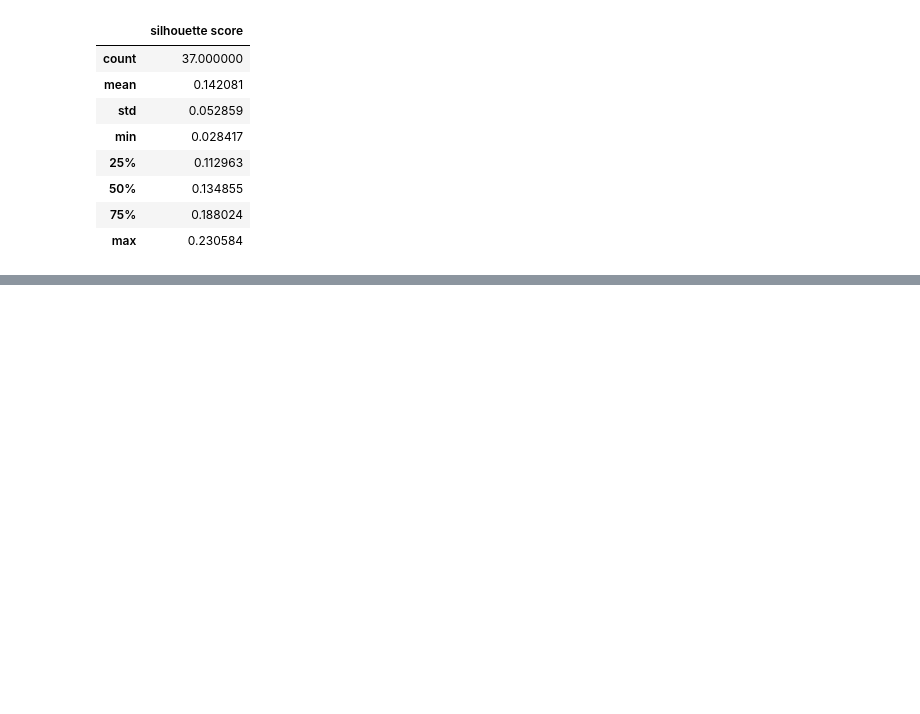
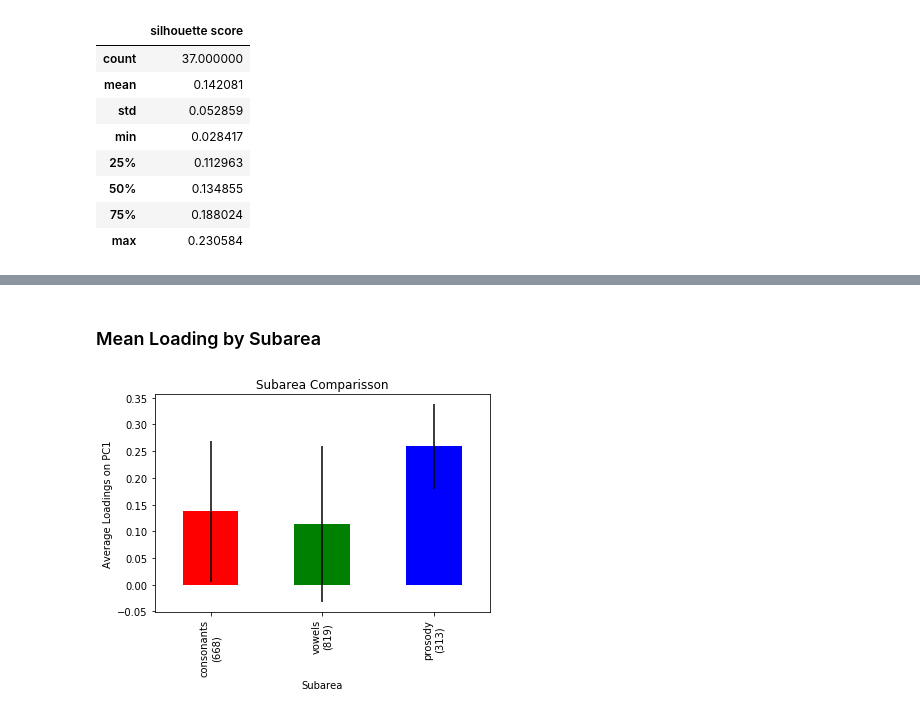
Before and after one commit to ilay32/wals-project, a Jupyter notebook: subareas.ipynb, the cells around one changed output, grey strips where cells are left out. Cells and saved outputs as stored; diff of their text form; code cells hidden in the pictures; blank space fills up the shorter version.

Commit message:
Update subareas Notebook

```diff
--- a/subareas.ipynb
+++ b/subareas.ipynb
@@ -205,0 +142,4 @@ r2df[r2df['feature'] == '143A']
+# %%
+agg = pickle.load(open('phonology-summary-stats.pkl','rb'))
+comp1 = agg['component 1']
+comp2 = agg['component 2']
@@ -205,0 +169,34 @@ r2df[r2df['feature'] == '143A']
+# %% [markdown]
+### Mean Loading by Subarea
+# %%
+comp1cons = comp1.loc[comp1['subarea'].isin(['consonants','consonants and vowels'])]
+comp1vowels = comp1.loc[comp1['subarea'].isin(['vowels','consonants and vowels'])]
+comp1pros = comp1.loc[comp1['subarea'] == 'prosody']
+# %%
+means = [df['mean_loading'].mean() for df in (comp1cons,comp1vowels,comp1pros)]
+stds = [df['mean_loading'].std() for df in (comp1cons,comp1vowels,comp1pros)]
+
+xlabs = [
+    "consonants\n(" + str(int(comp1cons['participation'].mean())) + ")",
+    "vowels\n("+str(int(comp1vowels['participation'].mean()))+")",
+    "prosody\n(" + str(int(comp1pros['participation'].mean()))+")"
+]
+
+s = pd.Series(
+    means,
+    index = xlabs
+)
+
+plt.title("Subarea Comparisson")
+plt.ylabel('Average Loadings on PC1')
+plt.xlabel('Subarea')
+
+s.plot(
+    kind='bar',
+    color='rgb',
+    yerr = stds
+)
+
+plt.show()
+# %% [output]
+[figure, added]
```
Also changed, not shown: parts of 41 cells of this notebook.
